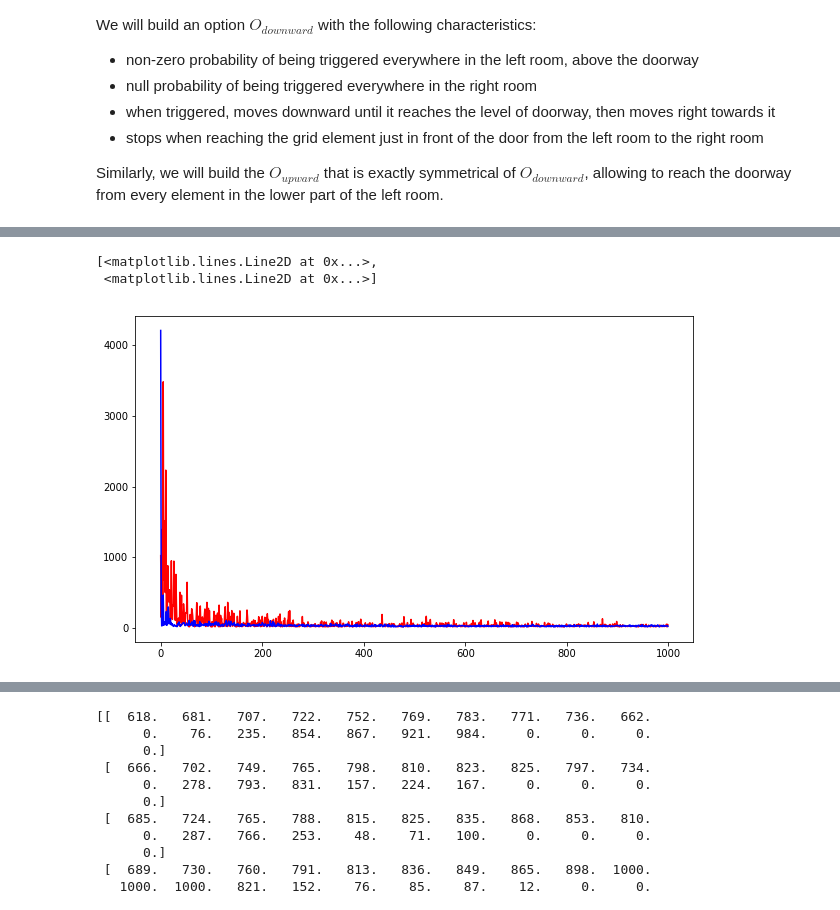
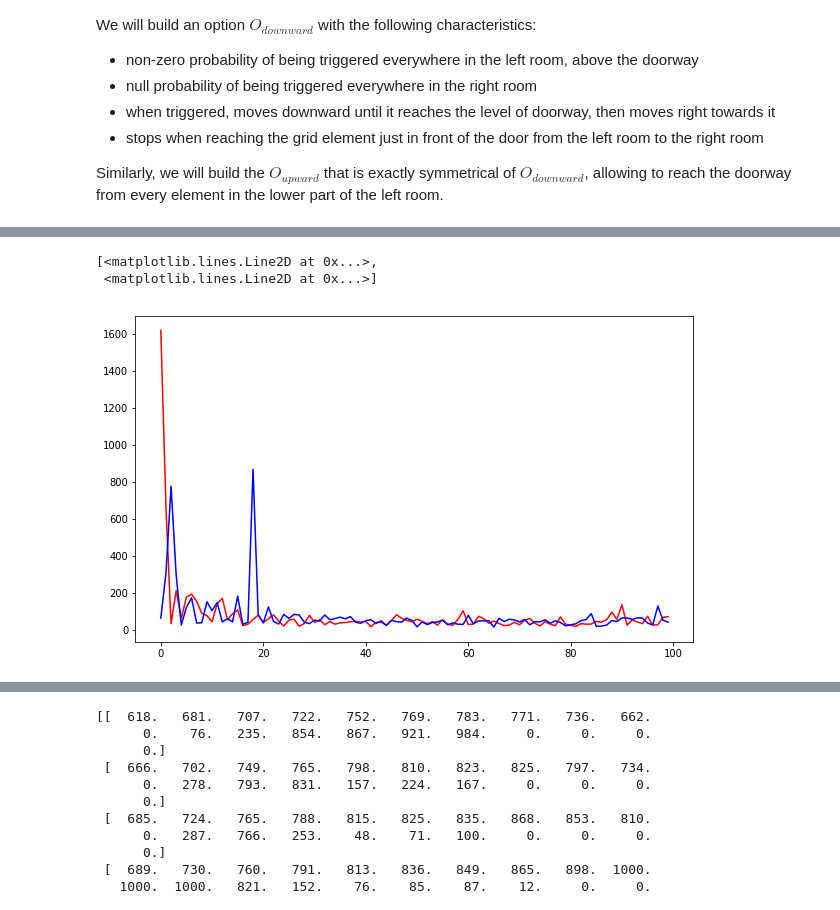
Before and after one commit to slebastard/RLProject, a Jupyter notebook: Hierarchical_RoomProblems.ipynb, the cells around one changed output, grey strips where cells are left out. Saved outputs shown, nothing was run; the diff lists cells and outputs as text; code cells hidden in the pictures.

```diff
--- a/Hierarchical_RoomProblems.ipynb
+++ b/Hierarchical_RoomProblems.ipynb
@@ -130,10 +136,10 @@ pdb.pm()
 # %%
 # plt.plot(range(max(MaxQ_2Rooms.n_iter, P.max_iter)), MaxQ_2Rooms.timeLog, 'r', range(max(MaxQ_2Rooms.n_iter, P.max_iter)), P.timeLog, 'b')
-plt.plot(range(1000), MaxQ_2Rooms.timeLog[:1000], 'r', range(1000), P.timeLog[:1000], 'b')
+plt.plot(range(100), MaxQ_2Rooms.timeLog[:100], 'r', range(100), P.timeLog[:100], 'b')
 # %% [output]
 [<matplotlib.lines.Line2D at 0x...>,
  <matplotlib.lines.Line2D at 0x...>]
-[figure, old version]
+[figure, new version]
 # %%
 print(np.argwhere(array(twoRooms.grid) == '1').ravel())
 print(np.array(twoRooms.state2coord[40]))
```
Also changed, not shown: parts of 10 cells of this notebook, 1 other file.
